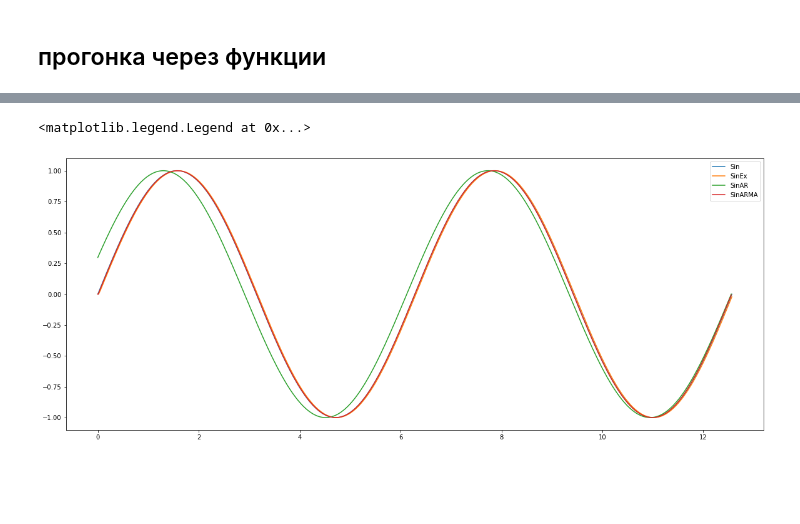
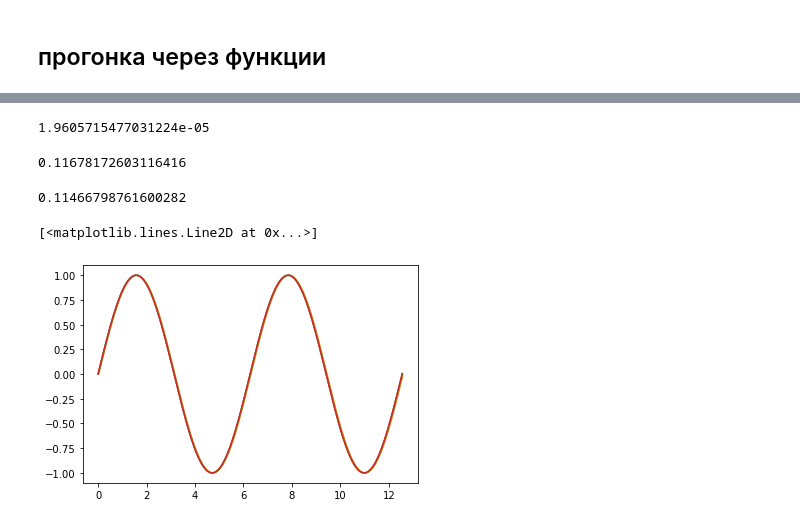
Before and after one commit to Max25112/PythonApplication1, a Jupyter notebook: PythonApplication1/p2.ipynb, the cells around one changed output, grey strips where cells are left out. Drawn from its saved outputs; the diff is of its cells as text; code cells hidden in the pictures; blank space fills up the shorter version.

```diff
--- a/PythonApplication1/p2.ipynb
+++ b/PythonApplication1/p2.ipynb
@@ -49,26 +50,27 @@ from  scipy.io.wavfile import read as wavread
 
 %matplotlib inline
 # %%
-def f_ex(data):
-    fit = SimpleExpSmoothing(data).fit(smoothing_level=0.6,optimized=False)
+def f_ex(data, k):
+    fit = SimpleExpSmoothing(data).fit(smoothing_level=k,optimized=False)
     fcast = fit.forecast(3)
     return fit.fittedvalues
 # %%
 """
 Авторегрессия
 """
-def f_AR(data):
-    model = AutoReg(data, lags=24)
+def f_AR(data, lag):
+    model = AutoReg(data, lags=lag)
     model_fit = model.fit()
     #predictions = model_fit.predict(start=len(data), end=len(data)+len(data)-1, dynamic=False)
-    predictions = model_fit.predict()
+    predictions = model_fit.predict(start=1, end=len(data))
     #plt.plot(predictions, label="SinAR")
     return predictions
 # %%
 def f_ARMA(data, p, q):
     model = sm.tsa.ARMA(data, order=(p,q))
     fit = model.fit()
-    res=fit.predict()
+    #res=fit.predict()
+    res=fit.predict(start=1, end=len(data))
     return res
     #plt.plot(res, label="AmpARMA")
 # %%
@@ -144,10 +272,27 @@ def LengArr(k,data):
+# %%
+mean_squared_error(ysin,f_ex(ysin, 0.8))
+#mean_squared_error(ysin,f_AR(ysin, 1))
+#mean_squared_error(ysin,f_ARMA(ysin, 1,1))
+# %% [output]
+1.9605715477031224e-05
+# %%
+#mean_squared_error(yAmp,f_ex(yAmp, 0.8))
+mean_squared_error(yAmp,f_AR(yAmp, 1))
+#mean_squared_error(yAmp,f_ARMA(yAmp, 1,0))
+# %% [output]
+0.11678172603116416
+# %%
+#mean_squared_error(yFreq,f_ex(yFreq, 0.8))
+#mean_squared_error(yAmp,f_AR(yAmp, 1))
+mean_squared_error(yAmp,f_ARMA(yAmp, 1,0))
+# %% [output]
+0.11466798761600282
 # %%
-plt.figure(figsize=(20, 8))
 plt.plot(xsin, ysin, label="Sin")#+
-plt.plot(xsin, f_ex(ysin), label="SinEx")#+
-plt.plot(LengArr(pi*4,f_AR(ysin)), f_AR(ysin), label="SinAR")
+plt.plot(xsin, f_ex(ysin, 0.6), label="SinEx")#+
+k=1
+plt.plot(LengArr(pi*4,f_AR(ysin, k)), f_AR(ysin, k), label="SinAR")
 plt.plot(LengArr(pi*4,f_ARMA(ysin, 1,1)), f_ARMA(ysin, 1, 1), label="SinARMA")#+
-plt.legend()
 # %% [output]
-<matplotlib.legend.Legend at 0x...>
+[<matplotlib.lines.Line2D at 0x...>]
-[figure, old version]
+[figure, new version]
```
Also changed, not shown: parts of 17 cells of this notebook.
